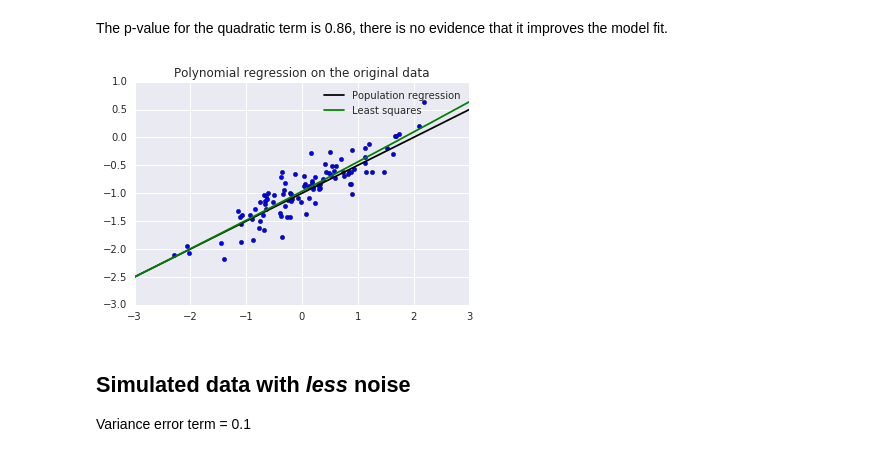
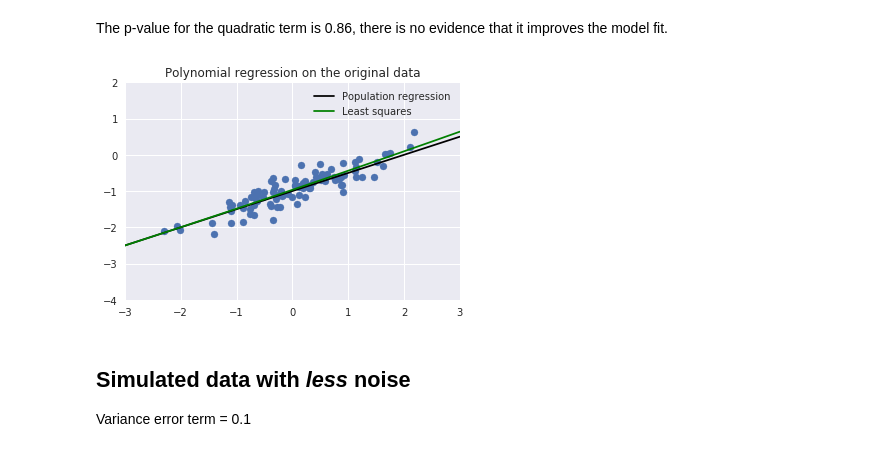
Before and after one commit to srillaert/ISLR-python, a Jupyter notebook: Ch3 Linear Regression/Ex13 Simple linear regression models on simulated data with different levels of noise.ipynb, the cells around one changed output. Drawn from its saved outputs; the diff is of its cells as text; code cells hidden in the pictures.

```diff
--- a/Ch3 Linear Regression/Ex13 Simple linear regression models on simulated data with different levels of noise.ipynb
+++ b/Ch3 Linear Regression/Ex13 Simple linear regression models on simulated data with different levels of noise.ipynb
@@ -34,16 +34,15 @@ fit.summary2().tables[1]
 # %%
 def plot_regression(title, fit, y) :
     plt.scatter(x, y);
-    x_line = np.array([-3, 3])
+    x_linspace = np.linspace(-3,3,1000)
 
-    y_line_population = -1 + .5 * x_line
-    plt.plot(x_line, y_line_population, 'black', label='Population regression')
+    y_population = -1 + .5 * x_linspace
+    plt.plot(x_linspace, y_population, 'black', label='Population regression')
 
-    x_ols = np.linspace(-3,3,1000)
-    y_ols = fit.predict(pd.DataFrame({'x' : x_ols}))
-    plt.plot(x_ols, y_ols, 'g', label='Least squares')
+    y_ols = fit.predict(pd.DataFrame({'x' : x_linspace}))
+    plt.plot(x_linspace, y_ols, 'g', label='Least squares')
 
-    plt.axis([-3, 3, -3, 1])
+    plt.axis([-3, 3, -4, 2])
     plt.title(title)
     plt.legend()
     plt.show();
@@ -54,8 +53,8 @@ plot_regression('Linear regression on the original data', fit, y)
 # %% [markdown]
 ### Polynomial regression model
 # %%
-fitPolynomial = sm.ols("y ~ x + np.power(x,2)", df).fit()
-fitPolynomial.summary2().tables[1]
+fit_polynomial = sm.ols("y ~ x + np.power(x,2)", df).fit()
+fit_polynomial.summary2().tables[1]
 # %% [output]
 |  | Coef. | Std.Err. | t | P>|t| | [0.025 | 0.975] |
 | Intercept | -0.966254 | 0.028856 | -33.485548 | 4.214381e-55 | -1.023525 | -0.908983 |
@@ -64,9 +63,9 @@ fitPolynomial.summary2().tables[1]
 # %% [markdown]
 The p-value for the quadratic term is 0.86, there is no evidence that it improves the model fit.
 # %%
-plot_regression('Polynomial regression on the original data', fitPolynomial, y)
+plot_regression('Polynomial regression on the original data', fit_polynomial, y)
 # %% [output]
-[figure, old version]
+[figure, new version]
 # %% [markdown]
 ##  Simulated data with *less* noise
 Variance error term = 0.1
```
Also changed, not shown: parts of 9 cells of this notebook.
